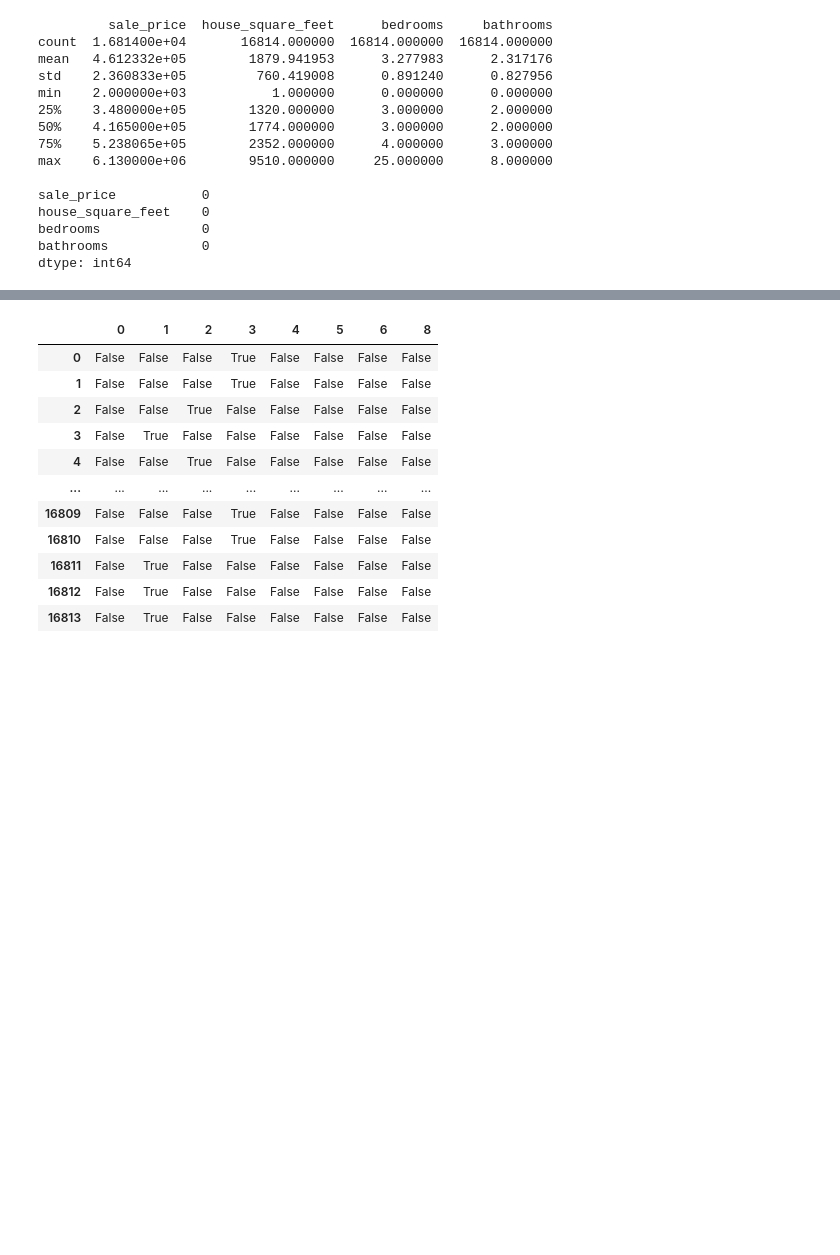
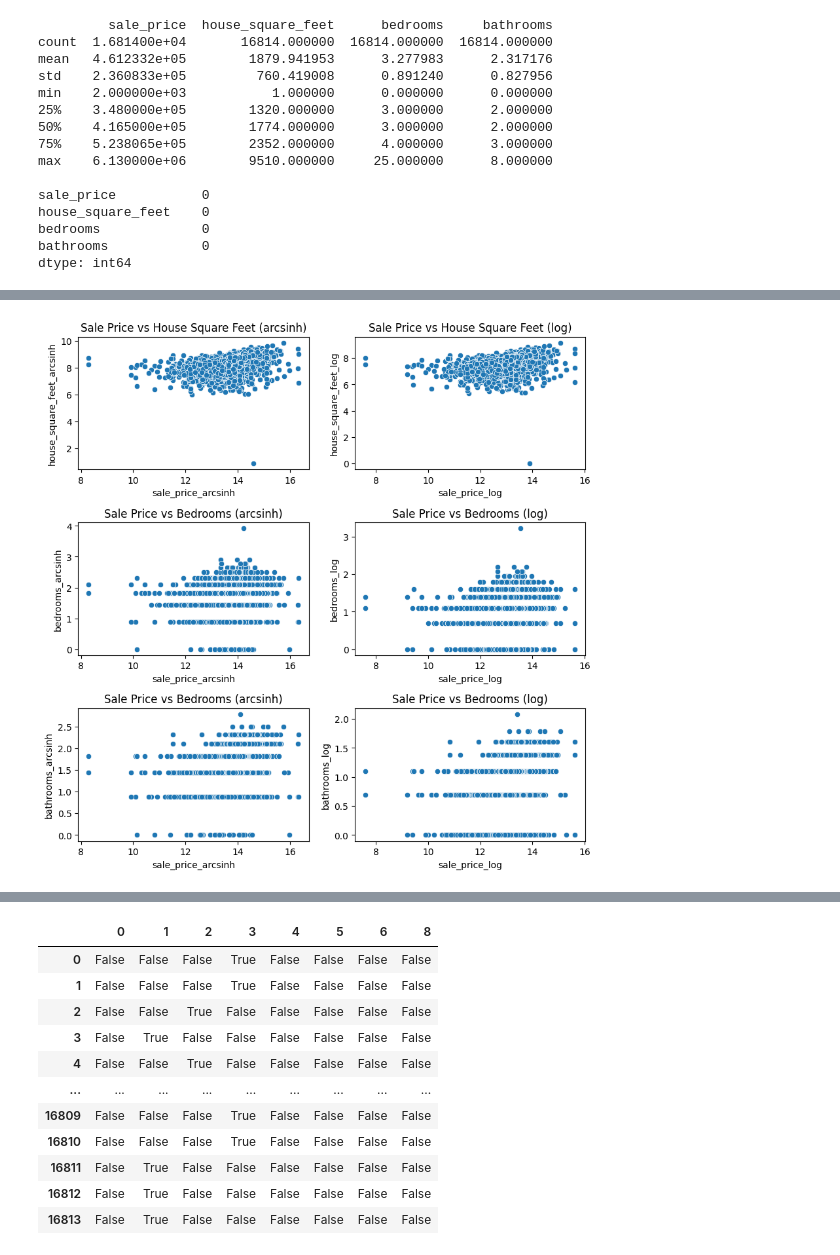
Before and after one commit to Troy-S-Meink/linearRegression, a Jupyter notebook: 04_hedonic_pricing/04_hedonic_pricing.ipynb, the cells around one changed output, grey strips where cells are left out. Saved outputs shown, nothing was run; the diff lists cells and outputs as text; code cells hidden in the pictures; blank space fills up the shorter version.

```diff
--- a/04_hedonic_pricing/04_hedonic_pricing.ipynb
+++ b/04_hedonic_pricing/04_hedonic_pricing.ipynb
@@ -129,0 +126,21 @@ KeyError: ('bedrooms', 'bathrooms')
+# %%
+# Taking a look at scatterplots of the data
+fig, ax = plt.subplots(3, 2, figsize=(10,10))
+sns.scatterplot(x=df['sale_price_arcsinh'],y=df['house_square_feet_arcsinh'], ax=ax[0,0])
+ax[0,0].set_title('Sale Price vs House Square Feet (arcsinh)')
+sns.scatterplot(x=df['sale_price_arcsinh'],y=df['bedrooms_arcsinh'], ax=ax[1,0])
+ax[1,0].set_title('Sale Price vs Bedrooms (arcsinh)')
+sns.scatterplot(x=df['sale_price_arcsinh'],y=df['bathrooms_arcsinh'], ax=ax[2,0])
+ax[2,0].set_title('Sale Price vs Bedrooms (arcsinh)')
+
+sns.scatterplot(x=df['sale_price_log'],y=df['house_square_feet_log'], ax=ax[0,1])
+ax[0,1].set_title('Sale Price vs House Square Feet (log)')
+sns.scatterplot(x=df['sale_price_log'],y=df['bedrooms_log'], ax=ax[1,1])
+ax[1,1].set_title('Sale Price vs Bedrooms (log)')
+sns.scatterplot(x=df['sale_price_log'],y=df['bathrooms_log'], ax=ax[2,1])
+ax[2,1].set_title('Sale Price vs Bedrooms (log)')
+
+plt.subplots_adjust(hspace=0.4)
+plt.show()
+# %% [output]
+[figure, added]
```
Also changed, not shown: parts of 8 cells of this notebook.
